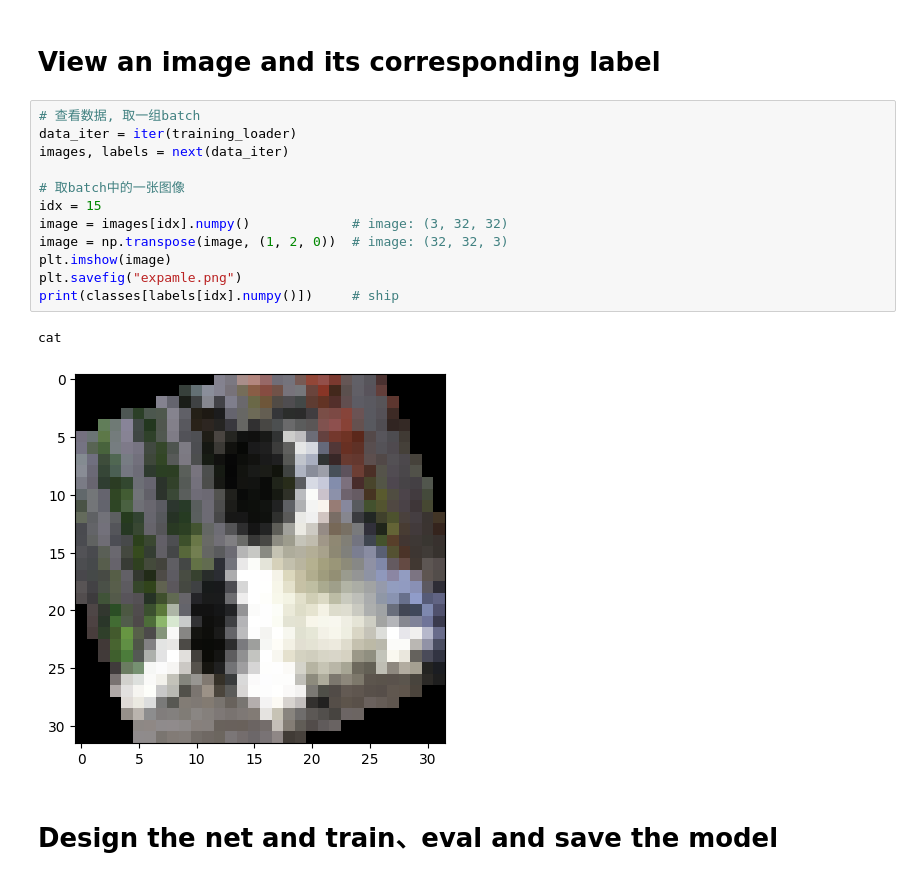
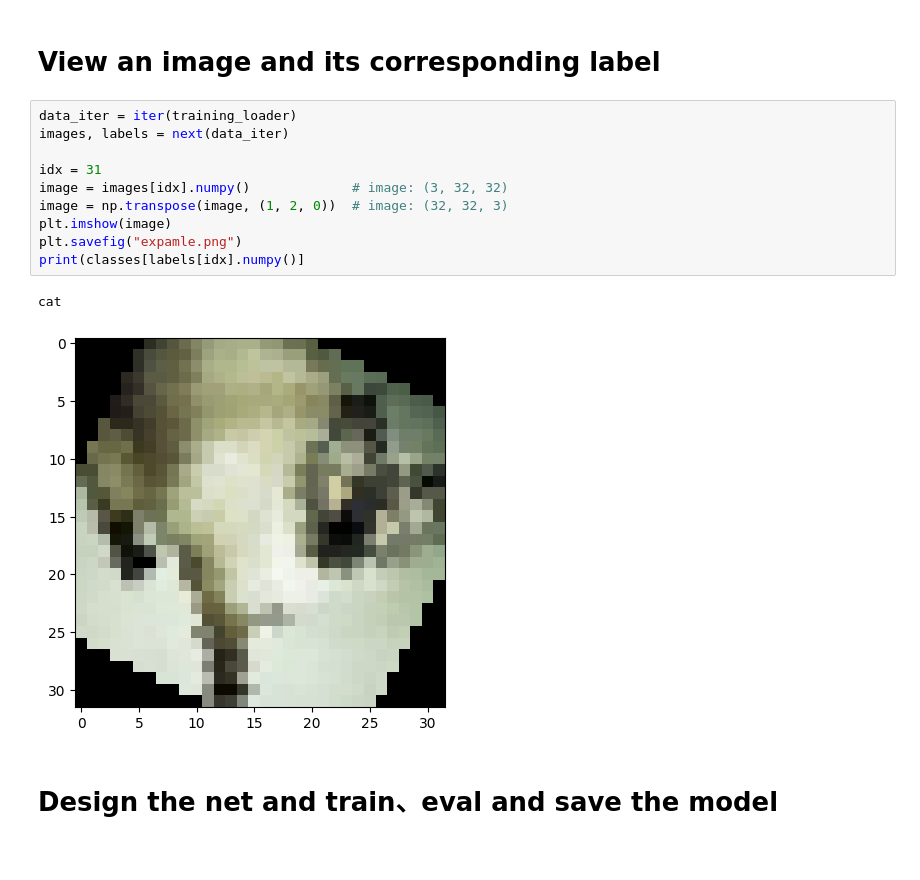
Before and after one commit to sw-shuwei/CIFAR-10_Classification_using_PyTorch_VGG19, a Jupyter notebook: main.ipynb, the cells around one changed output. Cells and saved outputs as stored; diff of their text form.

```diff
--- a/main.ipynb
+++ b/main.ipynb
@@ -53,20 +53,18 @@ Files already downloaded and verified
 # %% [markdown]
 # View an image and its corresponding label
 # %%
-# 查看数据, 取一组batch
 data_iter = iter(training_loader)
 images, labels = next(data_iter)
 
-# 取batch中的一张图像
-idx = 15
+idx = 31
 image = images[idx].numpy()             # image: (3, 32, 32)
 image = np.transpose(image, (1, 2, 0))  # image: (32, 32, 3)
 plt.imshow(image)
 plt.savefig("expamle.png")
-print(classes[labels[idx].numpy()])     # ship
+print(classes[labels[idx].numpy()]
 # %% [output]
 cat
-[figure, old version]
+[figure, new version]
 # %% [markdown]
 # Design the net and train、eval and save the model
 # %%
```
Also changed, not shown: parts of 3 cells of this notebook, 3 other files.
